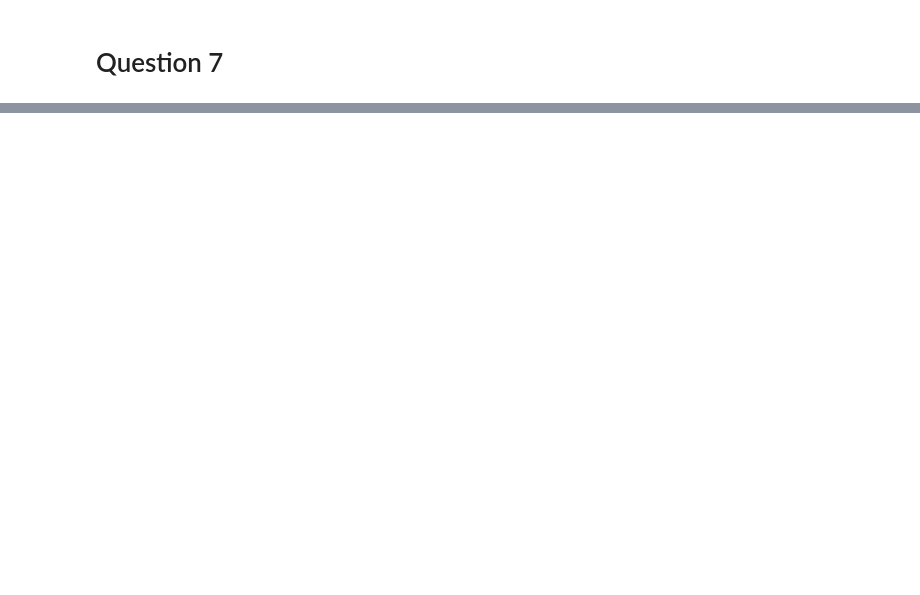
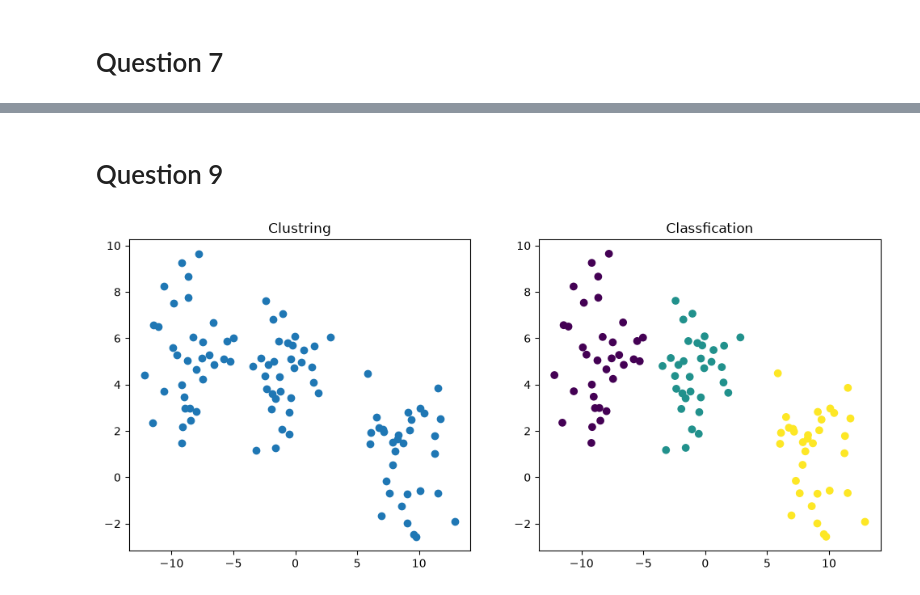
Before and after one commit to mrpanigale/Maktab-AI-145, a Jupyter notebook: CWs/week6/week6_2.ipynb, the cells around one changed output, grey strips where cells are left out. Cells and saved outputs as stored; diff of their text form; code cells hidden in the pictures; blank space fills up the shorter version.

```diff
--- a/CWs/week6/week6_2.ipynb
+++ b/CWs/week6/week6_2.ipynb
@@ -320,0 +456,19 @@ print(cross_entropy_loss_function(y_predict, p2))
+# %% [markdown]
+# Question 9
+# %%
+# make dataset
+X,y = make_blobs(cluster_std=1.8,random_state=7)
+# classification plot and clustring plot
+plt.figure(figsize=(12,5))
+
+plt.subplot(1,2,1)
+plt.scatter(X[:,0],X[:,1])
+plt.title('Clustring')
+
+plt.subplot(1,2,2)
+plt.scatter(X[:,0],X[:,1],c=y)
+plt.title("Classfication")
+
+plt.show()
+# %% [output]
+[figure, added]
```
Also changed, not shown: parts of 12 cells of this notebook.
